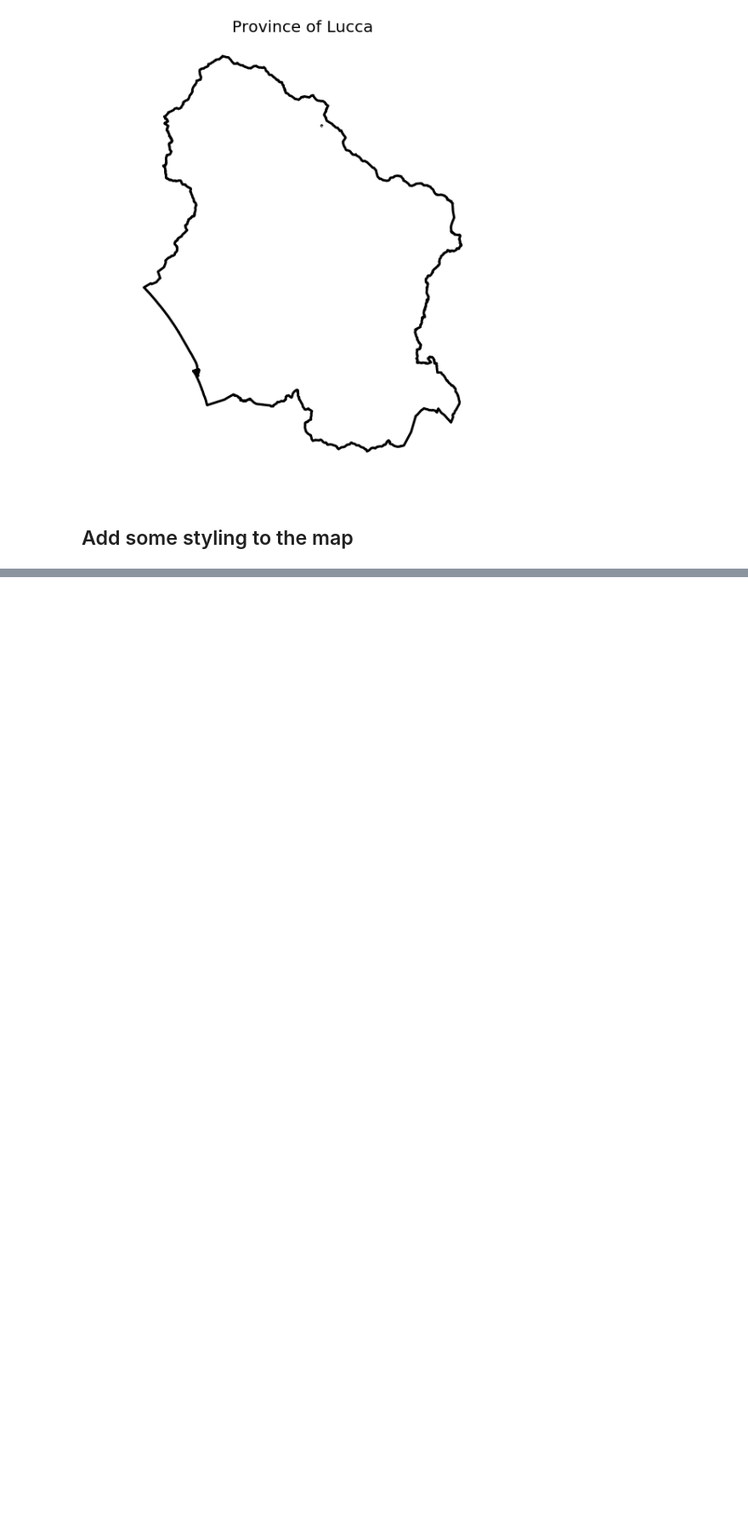
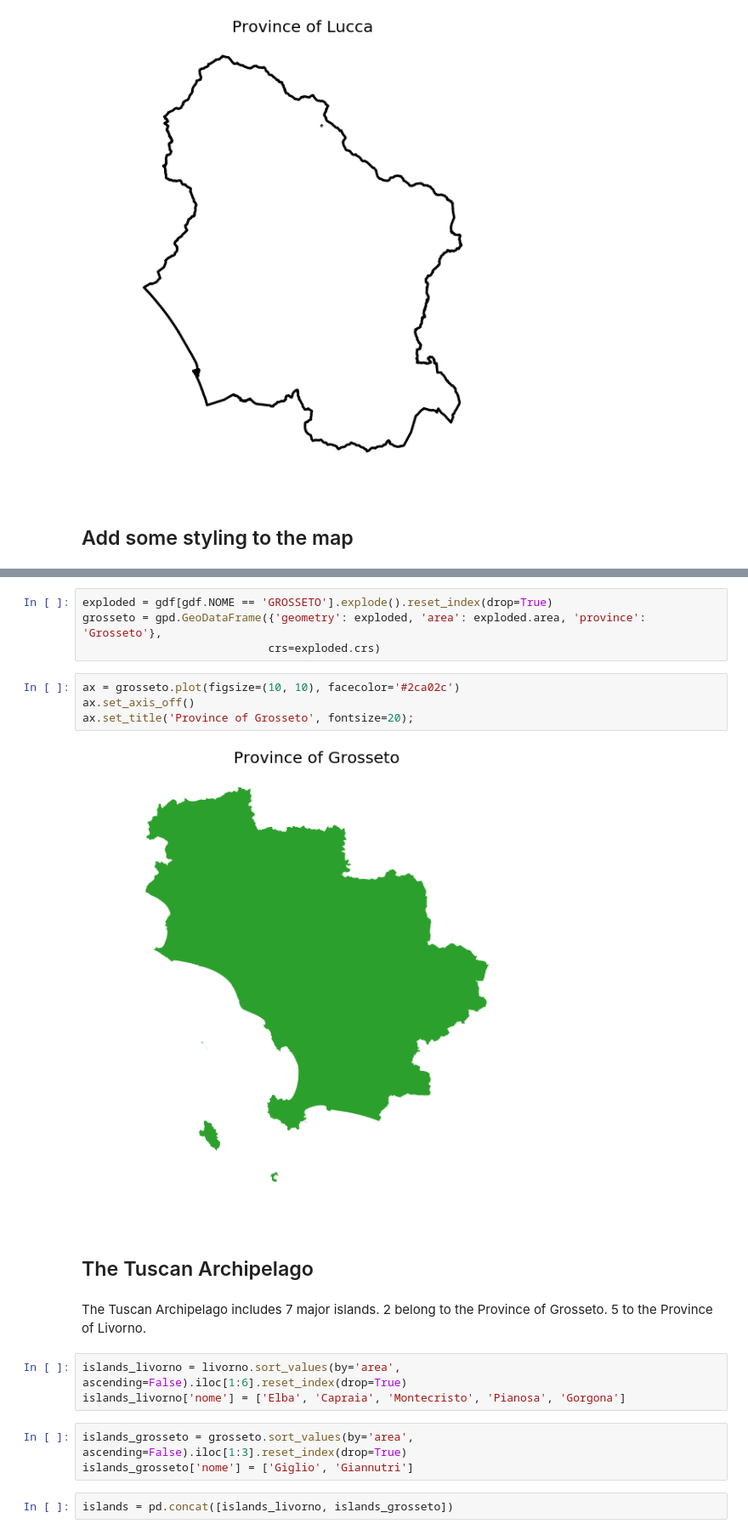
Before and after one commit to jackdbd/aree-protette, a Jupyter notebook: aree-protette.ipynb, the cells around one changed output, grey strips where cells are left out. Shown at 85% size. Saved outputs shown, nothing was run; the diff lists cells and outputs as text; blank space fills up the shorter version.

```diff
--- a/aree-protette.ipynb
+++ b/aree-protette.ipynb
@@ -136,0 +207,22 @@ ax.set_title('Province of Lucca', fontsize=20);
+# %%
+exploded = gdf[gdf.NOME == 'GROSSETO'].explode().reset_index(drop=True)
+grosseto = gpd.GeoDataFrame({'geometry': exploded, 'area': exploded.area, 'province': 'Grosseto'},
+                            crs=exploded.crs)
+# %%
+ax = grosseto.plot(figsize=(10, 10), facecolor='#2ca02c')
+ax.set_axis_off()
+ax.set_title('Province of Grosseto', fontsize=20);
+# %% [output]
+[figure, added]
+# %% [markdown]
+## The Tuscan Archipelago
+# %% [markdown]
+The Tuscan Archipelago includes 7 major islands. 2 belong to the Province of Grosseto. 5 to the Province of Livorno.
+# %%
+islands_livorno = livorno.sort_values(by='area', ascending=False).iloc[1:6].reset_index(drop=True)
+islands_livorno['nome'] = ['Elba', 'Capraia', 'Montecristo', 'Pianosa', 'Gorgona']
+# %%
+islands_grosseto = grosseto.sort_values(by='area', ascending=False).iloc[1:3].reset_index(drop=True)
+islands_grosseto['nome'] = ['Giglio', 'Giannutri']
+# %%
+islands = pd.concat([islands_livorno, islands_grosseto])
```
Also changed, not shown: parts of 25 cells of this notebook.
